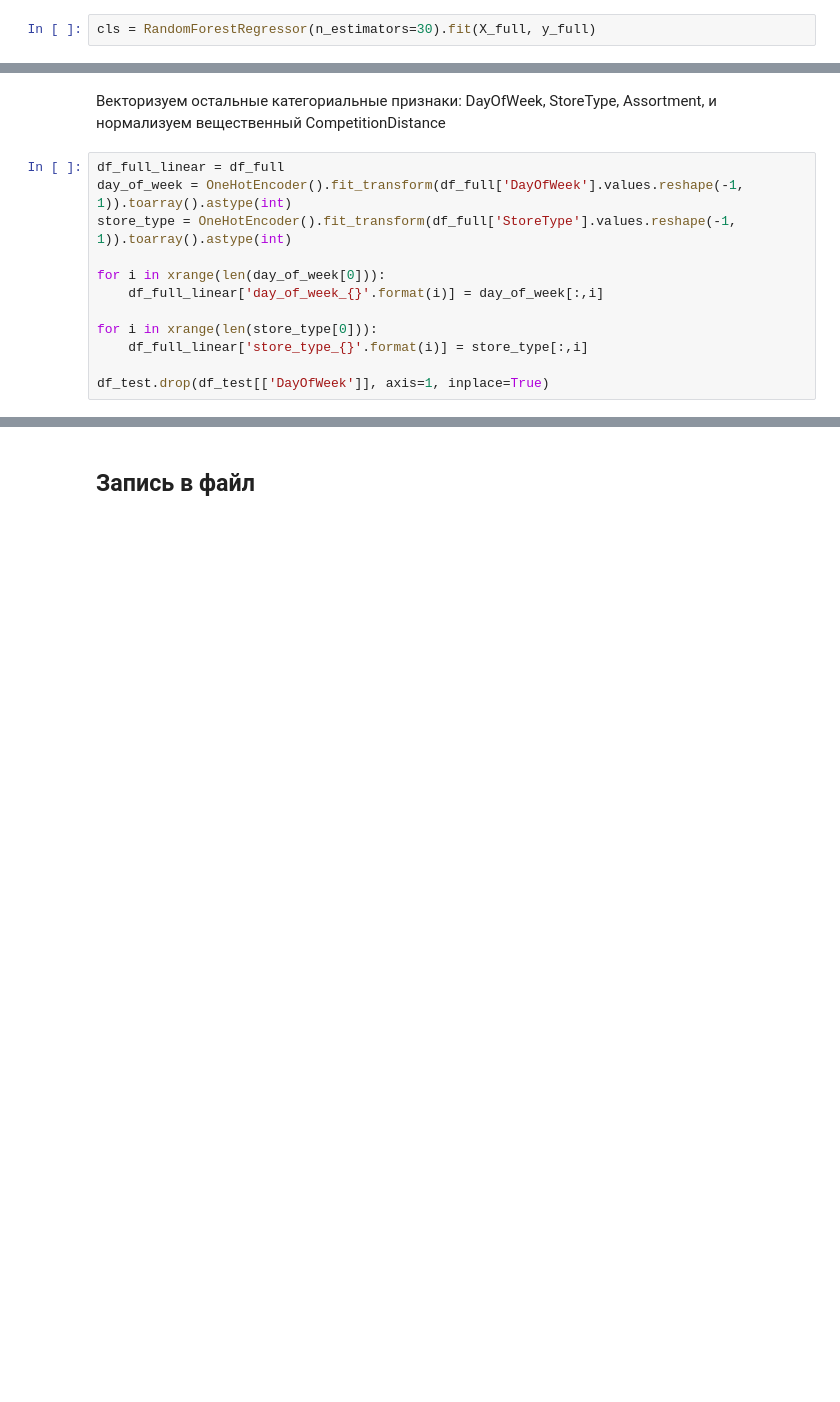
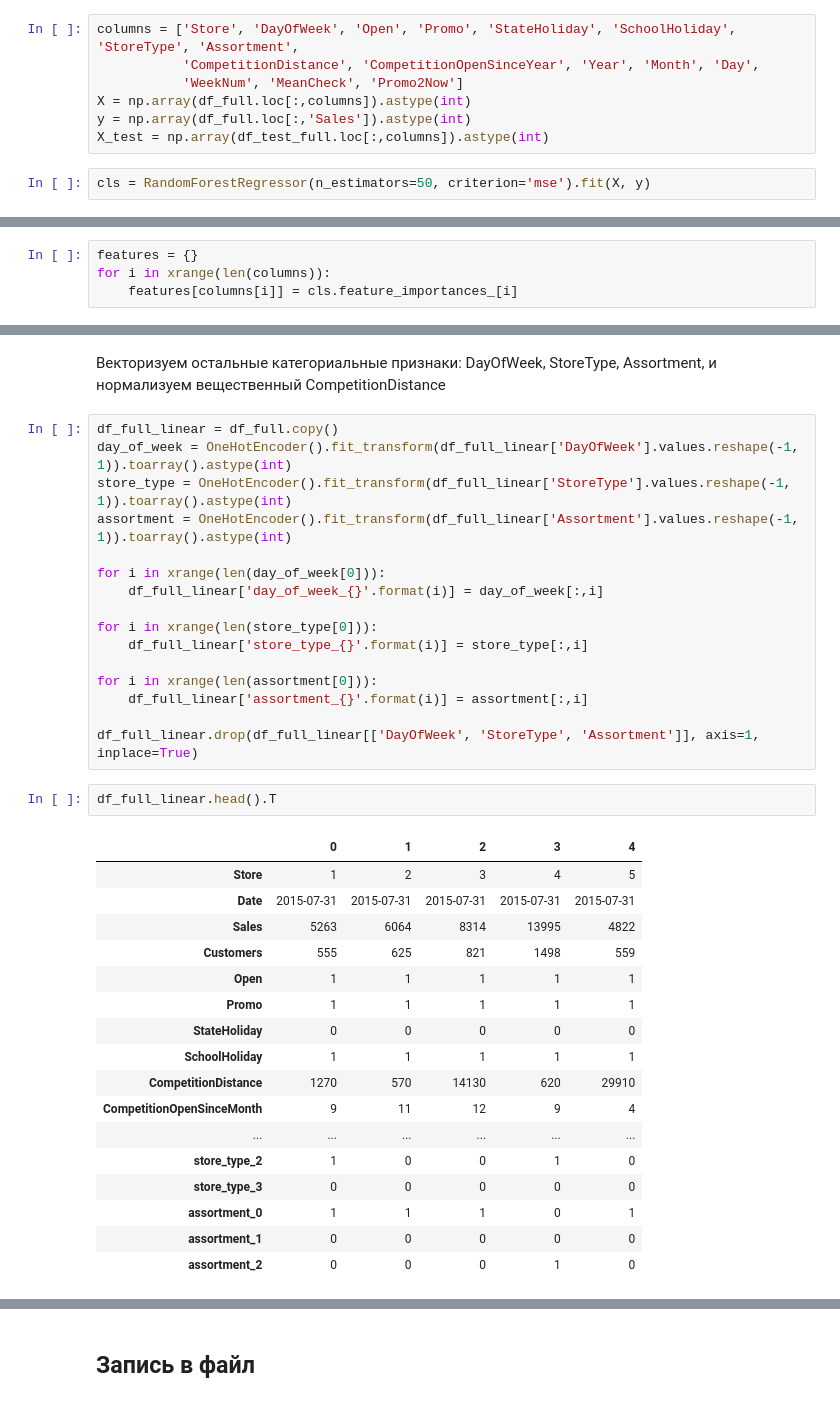
Before and after one commit to is-kozlov/sphere_hw, a Jupyter notebook: intro/hw3_Kozlov_Rossman.ipynb, the cells around one changed output, grey strips where cells are left out. Drawn from its saved outputs; the diff is of its cells as text; blank space fills up the shorter version.

```diff
--- a/intro/hw3_Kozlov_Rossman.ipynb
+++ b/intro/hw3_Kozlov_Rossman.ipynb
@@ -213,2 +216,9 @@ from sklearn.ensemble import RandomForestRegressor
+# %%
+columns = ['Store', 'DayOfWeek', 'Open', 'Promo', 'StateHoliday', 'SchoolHoliday', 'StoreType', 'Assortment',
+           'CompetitionDistance', 'CompetitionOpenSinceYear', 'Year', 'Month', 'Day',
+           'WeekNum', 'MeanCheck', 'Promo2Now']
+X = np.array(df_full.loc[:,columns]).astype(int)
+y = np.array(df_full.loc[:,'Sales']).astype(int)
+X_test = np.array(df_test_full.loc[:,columns]).astype(int)
 # %%
-cls = RandomForestRegressor(n_estimators=30).fit(X_full, y_full)
+cls = RandomForestRegressor(n_estimators=50, criterion='mse').fit(X, y)
@@ -224,0 +227,4 @@ True
+# %%
+features = {}
+for i in xrange(len(columns)):
+    features[columns[i]] = cls.feature_importances_[i]
@@ -251,9 +268,10 @@ grid_search.best_score_
 # %% [markdown]
 Векторизуем остальные категориальные признаки: DayOfWeek, StoreType, Assortment, и нормализуем вещественный CompetitionDistance
 # %%
-df_full_linear = df_full
-day_of_week = OneHotEncoder().fit_transform(df_full['DayOfWeek'].values.reshape(-1, 1)).toarray().astype(int)
-store_type = OneHotEncoder().fit_transform(df_full['StoreType'].values.reshape(-1, 1)).toarray().astype(int)
+df_full_linear = df_full.copy()
+day_of_week = OneHotEncoder().fit_transform(df_full_linear['DayOfWeek'].values.reshape(-1, 1)).toarray().astype(int)
+store_type = OneHotEncoder().fit_transform(df_full_linear['StoreType'].values.reshape(-1, 1)).toarray().astype(int)
+assortment = OneHotEncoder().fit_transform(df_full_linear['Assortment'].values.reshape(-1, 1)).toarray().astype(int)
 
 for i in xrange(len(day_of_week[0])):
     df_full_linear['day_of_week_{}'.format(i)] = day_of_week[:,i]
@@ -261,4 +279,27 @@ for i in xrange(len(day_of_week[0])):
 for i in xrange(len(store_type[0])):
     df_full_linear['store_type_{}'.format(i)] = store_type[:,i]
 
-df_test.drop(df_test[['DayOfWeek']], axis=1, inplace=True)
+for i in xrange(len(assortment[0])):
+    df_full_linear['assortment_{}'.format(i)] = assortment[:,i]
+
+df_full_linear.drop(df_full_linear[['DayOfWeek', 'StoreType', 'Assortment']], axis=1, inplace=True)
+# %%
+df_full_linear.head().T
+# %% [output]
+|  | 0 | 1 | 2 | 3 | 4 |
+| Store | 1 | 2 | 3 | 4 | 5 |
+| Date | 2015-07-31 | 2015-07-31 | 2015-07-31 | 2015-07-31 | 2015-07-31 |
+| Sales | 5263 | 6064 | 8314 | 13995 | 4822 |
+| Customers | 555 | 625 | 821 | 1498 | 559 |
+| Open | 1 | 1 | 1 | 1 | 1 |
+| Promo | 1 | 1 | 1 | 1 | 1 |
+| StateHoliday | 0 | 0 | 0 | 0 | 0 |
+| SchoolHoliday | 1 | 1 | 1 | 1 | 1 |
+| CompetitionDistance | 1270 | 570 | 14130 | 620 | 29910 |
+| CompetitionOpenSinceMonth | 9 | 11 | 12 | 9 | 4 |
+| ... | ... | ... | ... | ... | ... |
+| store_type_2 | 1 | 0 | 0 | 1 | 0 |
+| store_type_3 | 0 | 0 | 0 | 0 | 0 |
+| assortment_0 | 1 | 1 | 1 | 0 | 1 |
+| assortment_1 | 0 | 0 | 0 | 0 | 0 |
+| assortment_2 | 0 | 0 | 0 | 1 | 0 |
```
Also changed, not shown: parts of 91 cells of this notebook.
